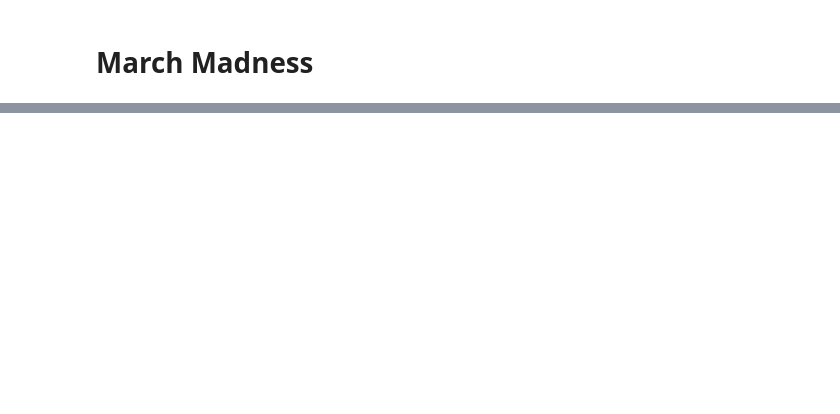
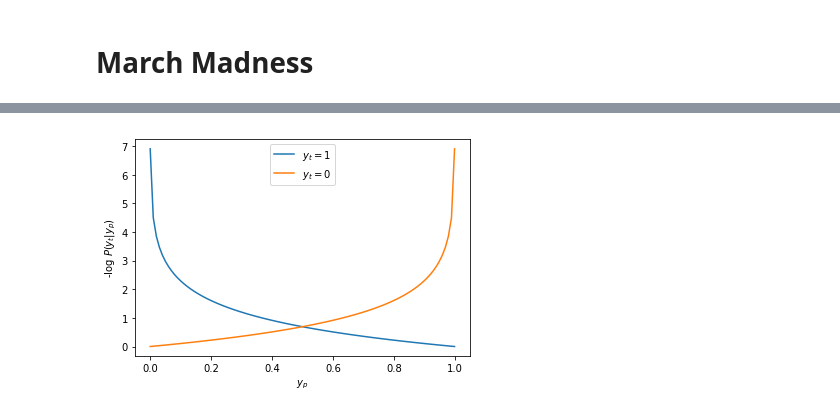
Before and after one commit to jbechtel/jbechtel.github.io, a Jupyter notebook: downloads/notebooks/NCAA_model.ipynb, the cells around one changed output, grey strips where cells are left out. Cells and saved outputs as stored; diff of their text form; code cells hidden in the pictures; blank space fills up the shorter version.

```diff
--- a/downloads/notebooks/NCAA_model.ipynb
+++ b/downloads/notebooks/NCAA_model.ipynb
@@ -50,0 +59,12 @@ Now we have two components to our feature vector: (1) Season averaged advanced s
+# %%
+import numpy as np
+import matplotlib.pyplot as plt
+x = np.linspace(0.001,0.999,100)
+plt.plot(x,-np.log(x),label='$y_t=1$')
+plt.plot(x,-np.log(1-x),label='$y_t=0$')
+plt.xlabel('$y_p$')
+plt.ylabel('-log $P(y_t|y_p)$')
+plt.legend()
+plt.show()
+# %% [output]
+[figure, added]
```
Also changed, not shown: parts of 26 cells of this notebook, 15 other files.
